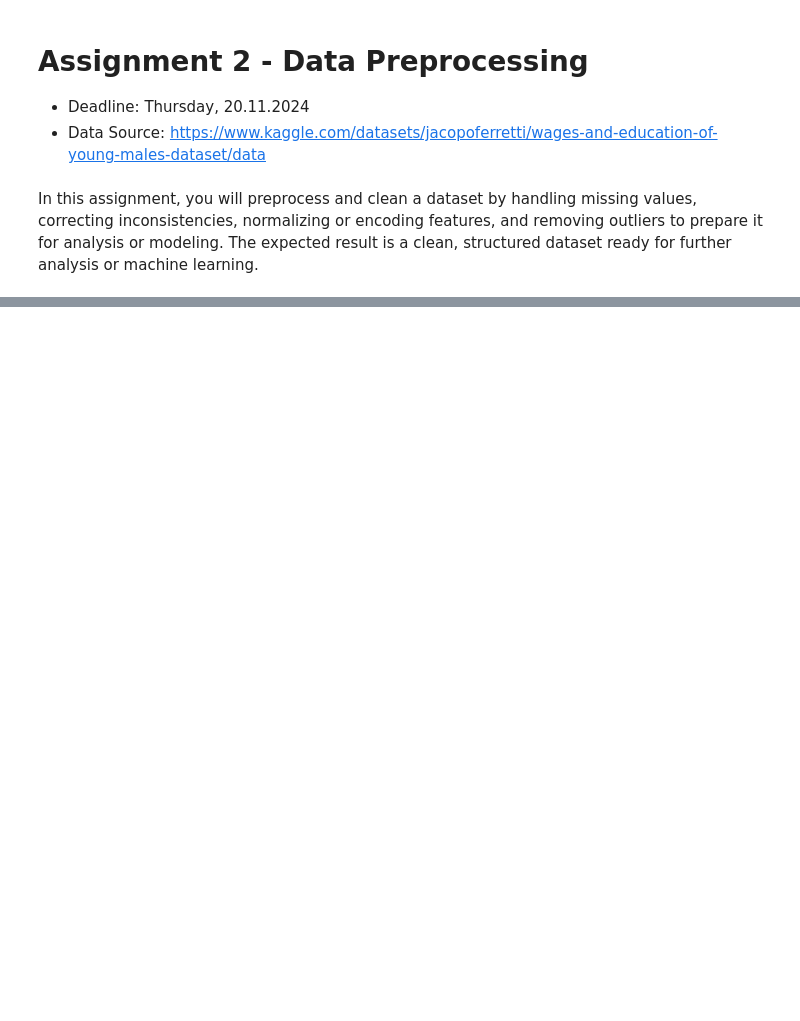
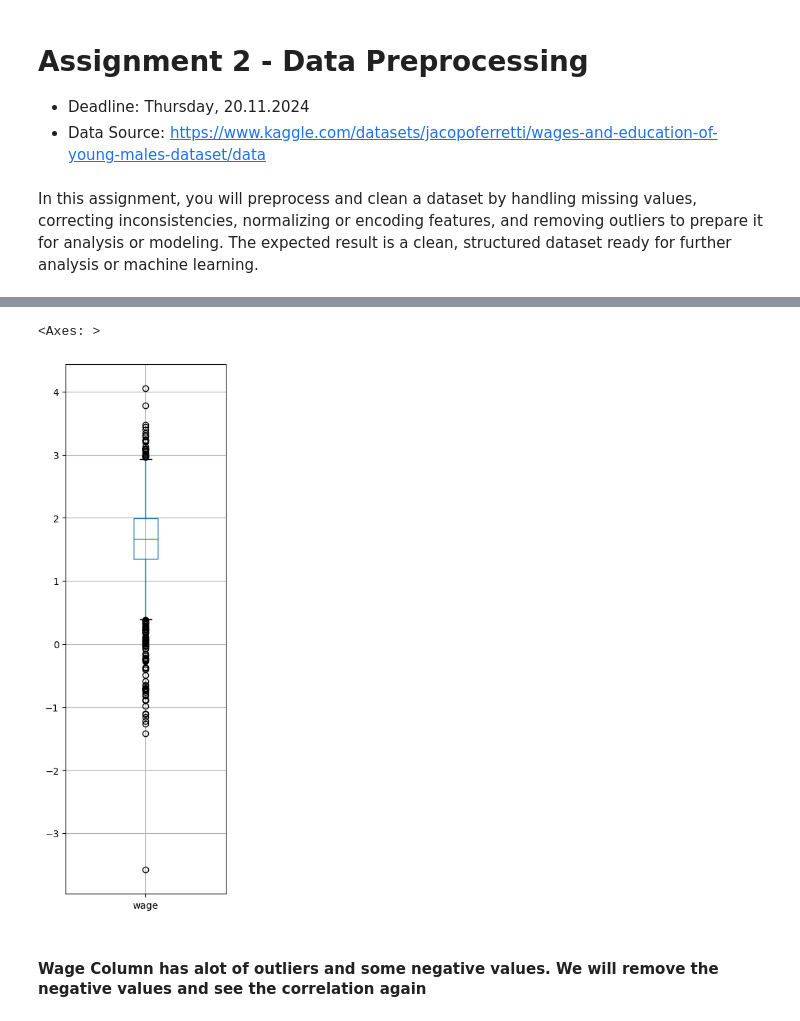
Before and after one commit to taqihaider7/NSU_ML, a Jupyter notebook: Assignments/assignment2.ipynb, the cells around one changed output, grey strips where cells are left out. Drawn from its saved outputs; the diff is of its cells as text; code cells hidden in the pictures; blank space fills up the shorter version.

```diff
--- a/Assignments/assignment2.ipynb
+++ b/Assignments/assignment2.ipynb
@@ -14,0 +56,7 @@ df = pd.read_csv('../Data/Lab2/Males.csv')
+# %%
+df.boxplot(column="wage", figsize=(3,10))
+# %% [output]
+<Axes: >
+[figure, added]
+# %% [markdown]
+#### Wage Column has alot of outliers and some negative values. We will remove the negative values and see the correlation again
```
Also changed, not shown: parts of 17 cells of this notebook.
